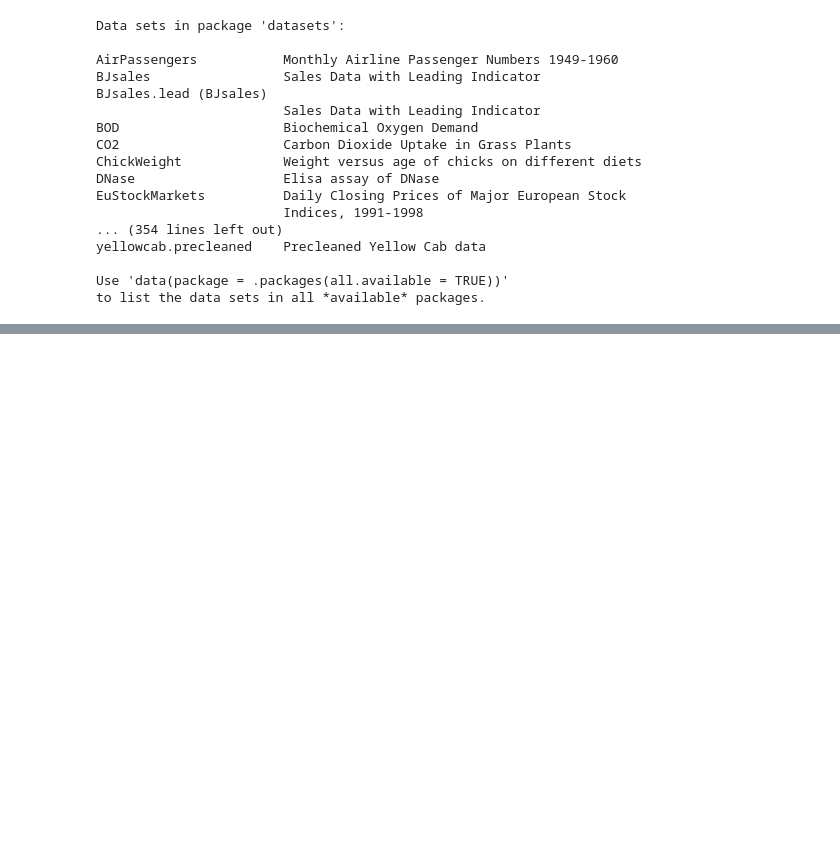
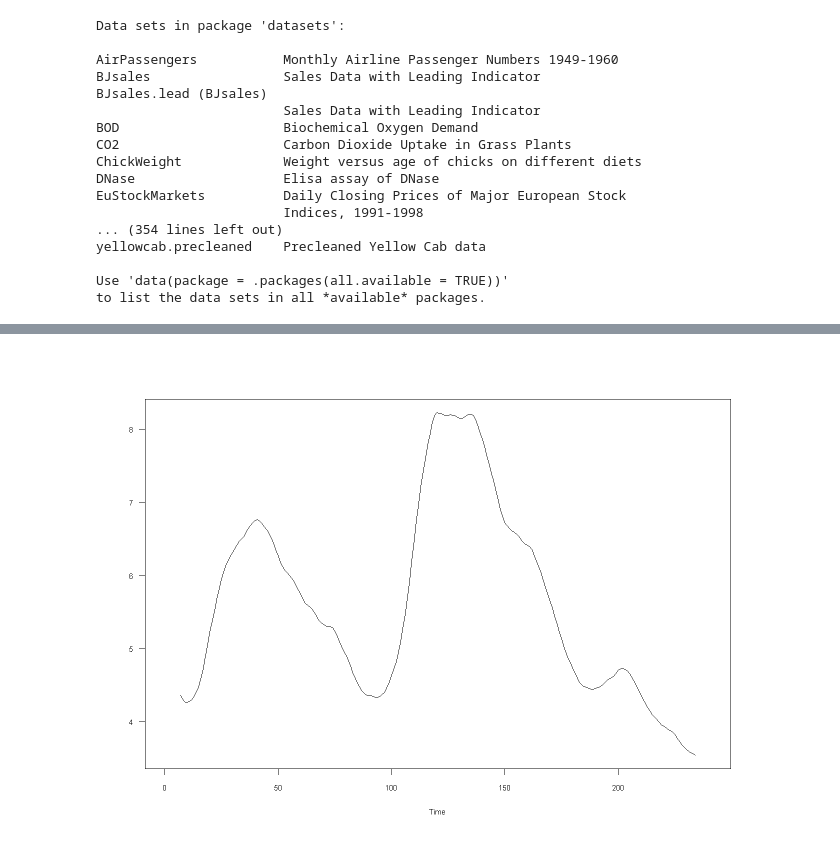
Before and after one commit to cenkt/EffectivePandasBook, a Jupyter notebook: Timeseries1-2R.ipynb, the cells around one changed output, grey strips where cells are left out. Saved outputs shown, nothing was run; the diff lists cells and outputs as text; code cells hidden in the pictures; blank space fills up the shorter version.

```diff
--- a/timeseriesR.ipynb
+++ b/Timeseries1-2R.ipynb
@@ -139,0 +166,6 @@ $order
+# %%
+tx.unemp.sm= ma.smooth.wge(tx.unemp.unadj,order= 12, plot= FALSE)
+tx.unemp.sm12= ts(tx.unemp.sm$smooth,start= c(2000,1),frequency= 12)
+plotts.wge(tx.unemp.sm12)
+# %% [output]
+[figure, added]
```
Also changed, not shown: parts of 9 cells of this notebook, 9 other files.
